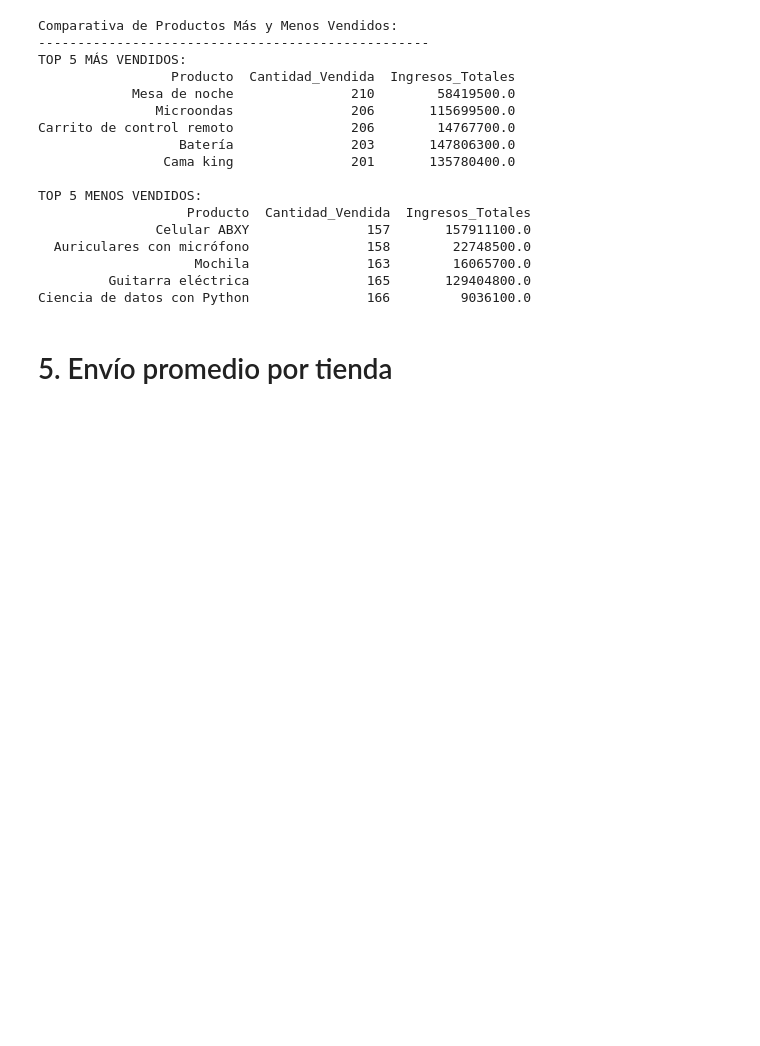
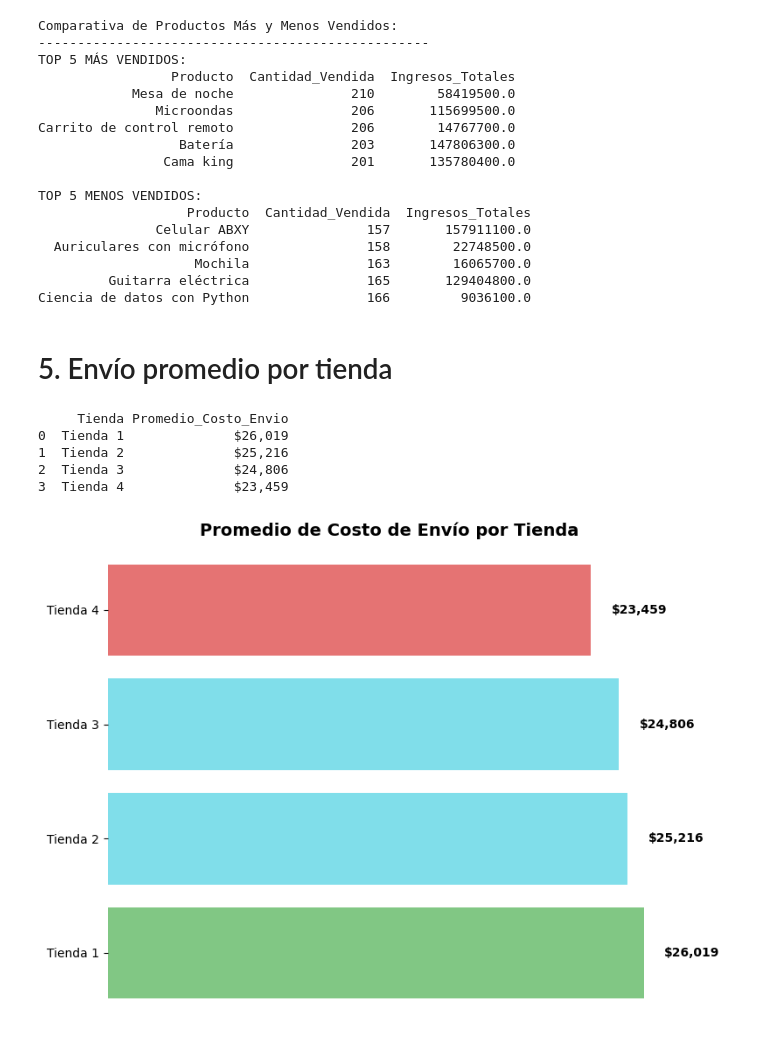
Before and after one commit to r2x4/01_challenge_data_science, a Jupyter notebook: AluraStoreLatam.ipynb, the cells around one changed output. Cells and saved outputs as stored; diff of their text form; code cells hidden in the pictures; blank space fills up the shorter version.

```diff
--- a/AluraStoreLatam.ipynb
+++ b/AluraStoreLatam.ipynb
@@ -412,3 +412,47 @@ TOP 5 MENOS VENDIDOS:
 Ciencia de datos con Python               166         9036100.0
 # %% [markdown]
 # 5. Envío promedio por tienda
+# %%
+promedio_envio = df_total.groupby('Tienda')['Costo de envío'].mean().reset_index()
+promedio_envio.columns = ['Tienda', 'Promedio_Costo_Envio']
+promedio_envio['Promedio_Costo_Envio'] = promedio_envio['Promedio_Costo_Envio'].apply(lambda x: f"${x:,.0f}")
+print(promedio_envio.sort_values('Promedio_Costo_Envio', ascending=False))
+# %% [output]
+     Tienda Promedio_Costo_Envio
+0  Tienda 1              $26,019
+1  Tienda 2              $25,216
+2  Tienda 3              $24,806
+3  Tienda 4              $23,459
+# %%
+plt.figure(figsize=(8, 6))
+
+bars = plt.barh(promedio_envio['Tienda'],
+                promedio_envio['Promedio_Costo_Envio'].apply(lambda x: int(x.replace('$', '').replace(',', ''))),
+                color=['#81c784' if x == max(promedio_envio['Promedio_Costo_Envio'])
+                        else '#e57373' if x == min(promedio_envio['Promedio_Costo_Envio'])
+                        else '#80deea'
+                        for x in promedio_envio['Promedio_Costo_Envio']])
+
+plt.title('Promedio de Costo de Envío por Tienda', fontsize=14, fontweight='bold')
+
+
+plt.gca().spines['top'].set_visible(False)
+plt.gca().spines['right'].set_visible(False)
+plt.gca().spines['left'].set_visible(False)
+plt.gca().spines['bottom'].set_visible(False)
+
+
+plt.tick_params(axis='x', which='both', bottom=False, top=False, labelbottom=False)
+
+
+for bar in bars:
+    width = bar.get_width()
+    tienda = bar.get_y()
+
+    plt.text(width + 1000, bar.get_y() + bar.get_height() / 2, f'${width:,.0f}',
+             va='center', ha='left', color='black', fontweight='bold')
+
+plt.tight_layout()
+plt.show()
+# %% [output]
+[figure, added]
```
